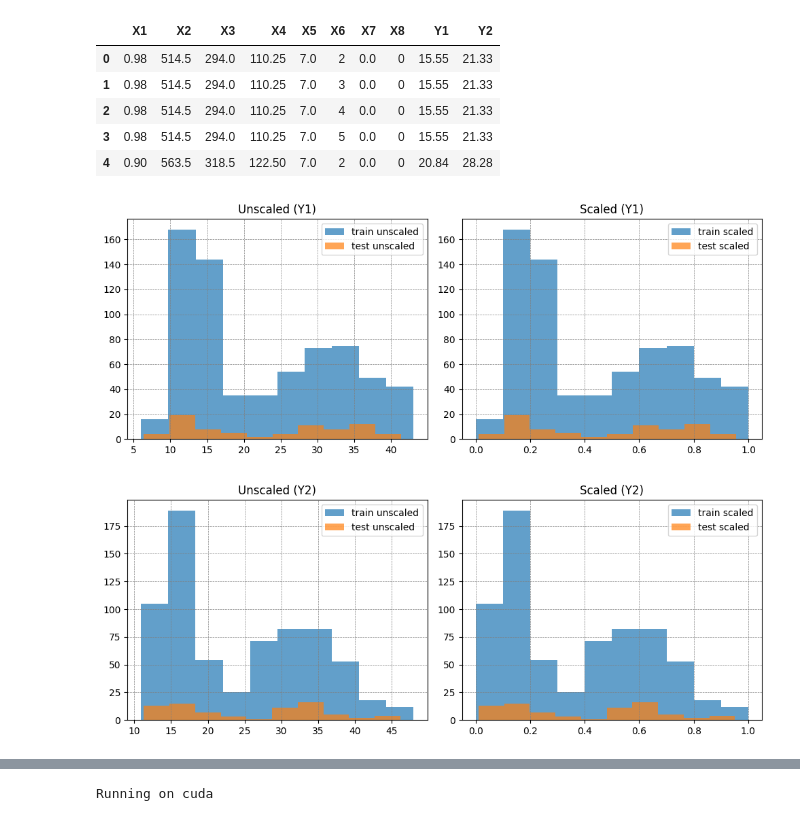
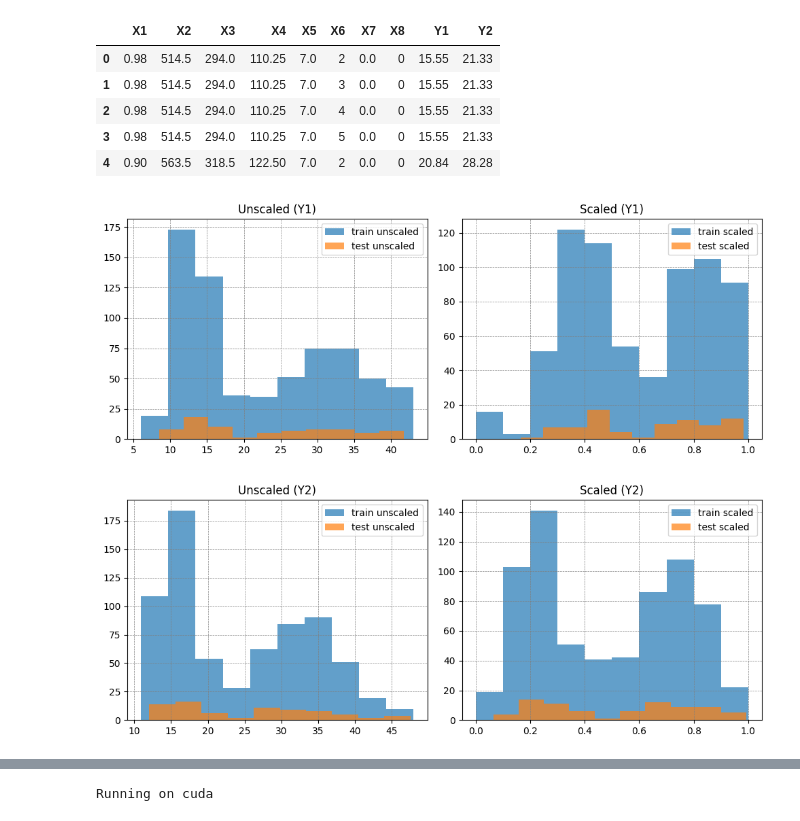
Before and after one commit to IPPE36/dash-azure-prototype, a Jupyter notebook: ml/notebooks/example_gpr.ipynb, the cells around one changed output, grey strips where cells are left out. Saved outputs shown, nothing was run; the diff lists cells and outputs as text; code cells hidden in the pictures.

Commit message:
Scalers, Ordinal Classification, Classification Log

```diff
--- a/ml/notebooks/example_gpr.ipynb
+++ b/ml/notebooks/example_gpr.ipynb
@@ -10,7 +10,8 @@ src_root = project_root / "src"
 for p in (project_root, src_root):
     if str(p) not in sys.path:
         sys.path.insert(0, str(p))
-artifact_dir = project_root / "ml" / "models" / "artifacts" / "demo_artifact"
+artifact_dir = project_root / "ml" / "models" / "artifacts" / "demo_gpr"
+artifact_dir.mkdir(parents=True, exist_ok=True)
 # %%
 import pandas as pd
 from sklearn.preprocessing import StandardScaler, MinMaxScaler
@@ -54,7 +56,7 @@ X = df[feature_cols].to_numpy()
 y = df[target_cols].to_numpy()
 
 train_x, test_x, train_y, test_y = train_test_split(
-    X, y, test_size=0.1, random_state=42
+    X, y, test_size=0.1, random_state=1, shuffle=True,
 )
 
 train_x_raw = train_x.copy()
@@ -75,16 +77,17 @@ train_x = scaler_x.fit_transform(train_x)
 test_x = scaler_x.transform(test_x)
 # %%
 # target scaling
-scaler_y = MinMaxScaler()
+scaler_y = LogTransformer()
 train_y = scaler_y.fit_transform(train_y)
 test_y = scaler_y.transform(test_y)
 # %%
 # scaler diagnostics
 plots_dir = artifact_dir / "plots"
+plots_dir.mkdir(parents=True, exist_ok=True)
 plot_scaler_hist(scaler_y, train_y_raw, test_y_raw, target_cols, filepath=plots_dir / "scaling")
 # %% [output]
-[figure, old version]
+[figure, new version]
-[figure, old version]
+[figure, new version]
 # %%
 # PCA fit/transform
 pca_x = PCA(whiten=False, n_components=0.999, random_state=1)
```
Also changed, not shown: parts of 4 cells of this notebook, 7 other files.
